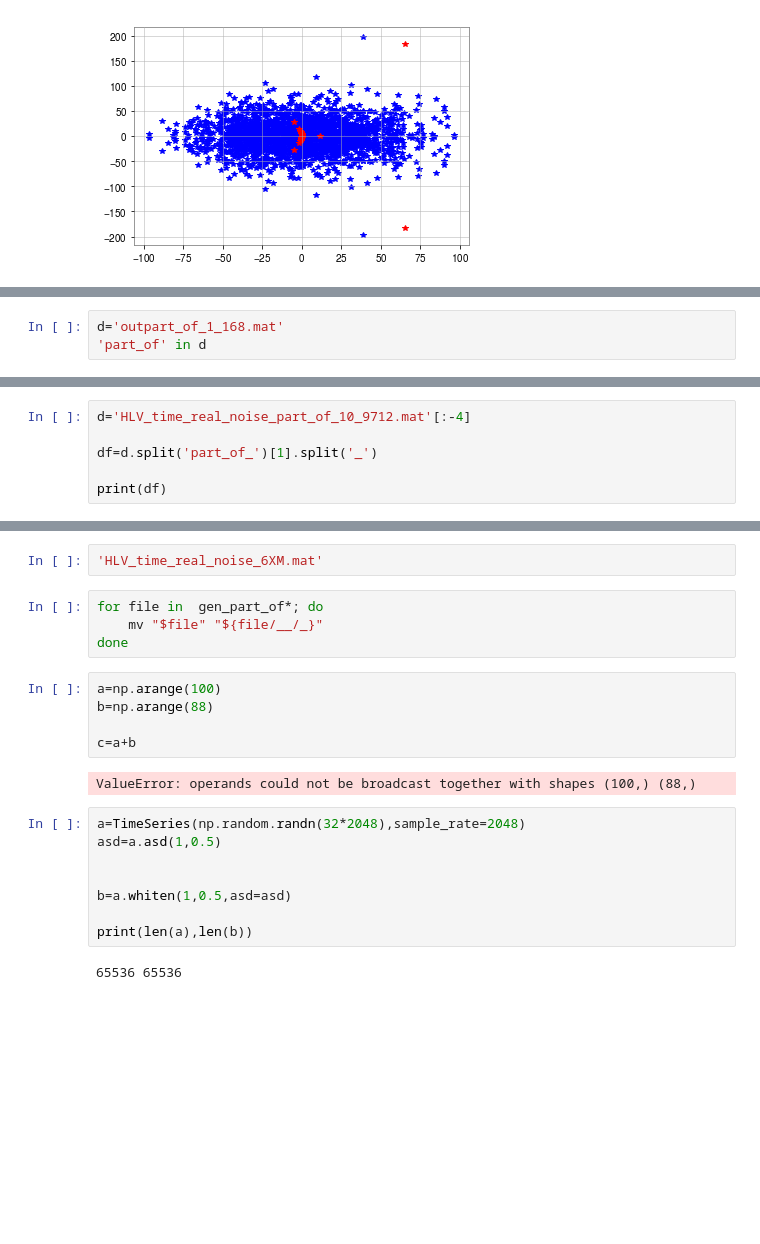
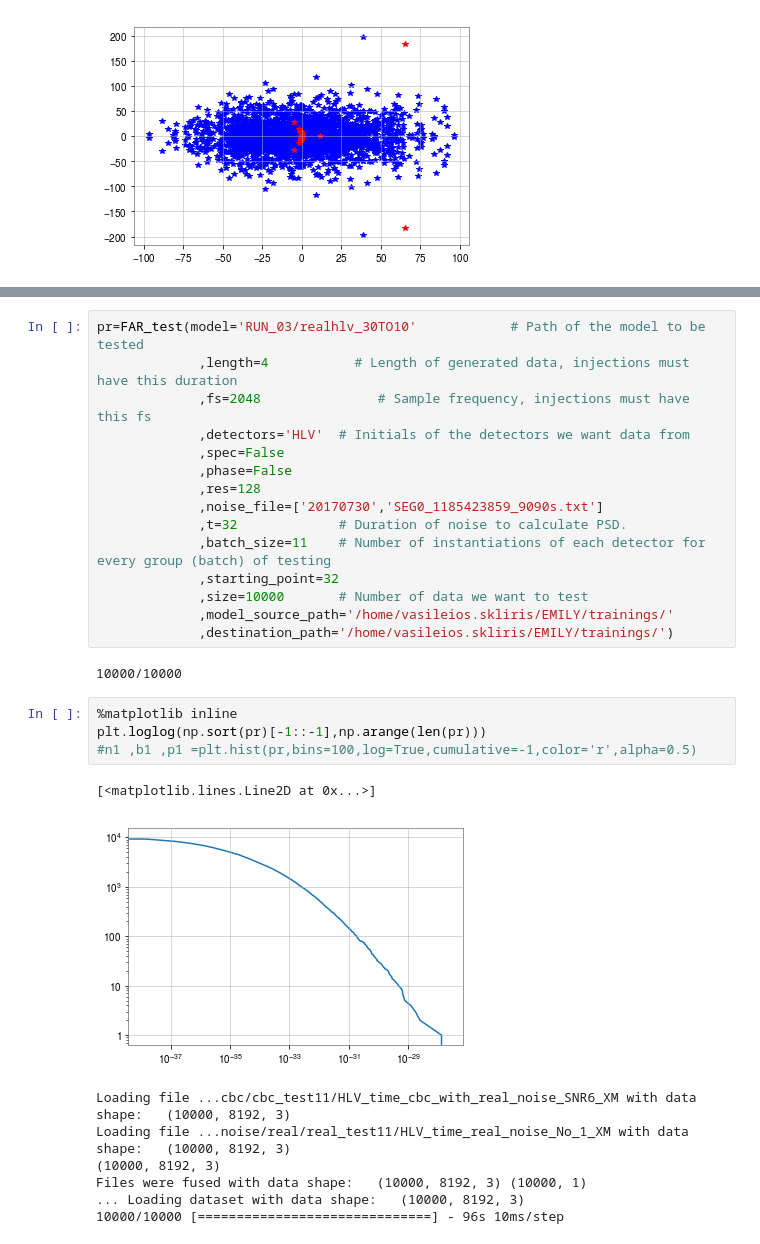
Before and after one commit to SkVassilis/EMILY, a Jupyter notebook: notepad.ipynb, the cells around one changed output, grey strips where cells are left out. Saved outputs shown, nothing was run; the diff lists cells and outputs as text; blank space fills up the shorter version.

```diff
--- a/notepad.ipynb
+++ b/notepad.ipynb
@@ -244,3 +163,0 @@ print(a)
-# %%
-d='outpart_of_1_168.mat'
-'part_of' in d
@@ -249,6 +163,0 @@ True
-# %%
-d='HLV_time_real_noise_part_of_10_9712.mat'[:-4]
-
-df=d.split('part_of_')[1].split('_')
-
-print(df)
@@ -257,23 +497,32 @@ print(df)
+# %%
+pr=FAR_test(model='RUN_03/realhlv_30TO10'            # Path of the model to be tested
+             ,length=4           # Length of generated data, injections must have this duration
+             ,fs=2048               # Sample frequency, injections must have this fs
+             ,detectors='HLV'  # Initials of the detectors we want data from
+             ,spec=False
+             ,phase=False
+             ,res=128
+             ,noise_file=['20170730','SEG0_1185423859_9090s.txt']
+             ,t=32             # Duration of noise to calculate PSD.
+             ,batch_size=11    # Number of instantiations of each detector for every group (batch) of testing
+             ,starting_point=32
+             ,size=10000       # Number of data we want to test
+             ,model_source_path='/home/vasileios.skliris/EMILY/trainings/'
+             ,destination_path='/home/vasileios.skliris/EMILY/trainings/')
+# %% [output]
+10000/10000
+# %%
+%matplotlib inline
+plt.loglog(np.sort(pr)[-1::-1],np.arange(len(pr)))
+#n1 ,b1 ,p1 =plt.hist(pr,bins=100,log=True,cumulative=-1,color='r',alpha=0.5)
+# %% [output]
+[<matplotlib.lines.Line2D at 0x...>]
+[figure, added]
 # %%
-'HLV_time_real_noise_6XM.mat'
+# %% [output]
+Loading file ...cbc/cbc_test11/HLV_time_cbc_with_real_noise_SNR6_XM with data shape:   (10000, 8192, 3)
+Loading file ...noise/real/real_test11/HLV_time_real_noise_No_1_XM with data shape:   (10000, 8192, 3)
+(10000, 8192, 3)
+Files were fused with data shape:   (10000, 8192, 3) (10000, 1)
+... Loading dataset with data shape:   (10000, 8192, 3)
+10000/10000 [==============================] - 96s 10ms/step
-# %%
-for file in  gen_part_of*; do
-    mv "$file" "${file/__/_}"
-done
-# %%
-a=np.arange(100)
-b=np.arange(88)
-
-c=a+b
-# %% [output]
-ValueError: operands could not be broadcast together with shapes (100,) (88,)
-# %%
-a=TimeSeries(np.random.randn(32*2048),sample_rate=2048)
-asd=a.asd(1,0.5)
-
-
-b=a.whiten(1,0.5,asd=asd)
-
-print(len(a),len(b))
-# %% [output]
-65536 65536
```
Also changed, not shown: parts of 24 cells of this notebook, 23 other files.
